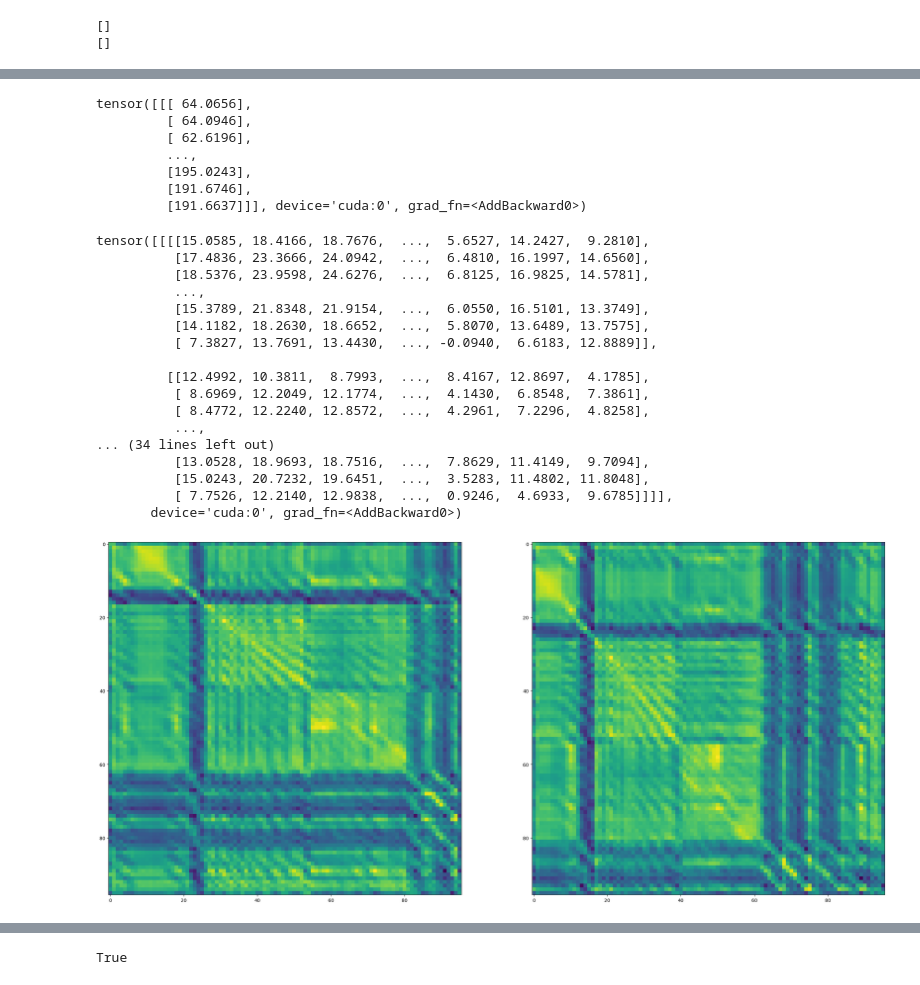
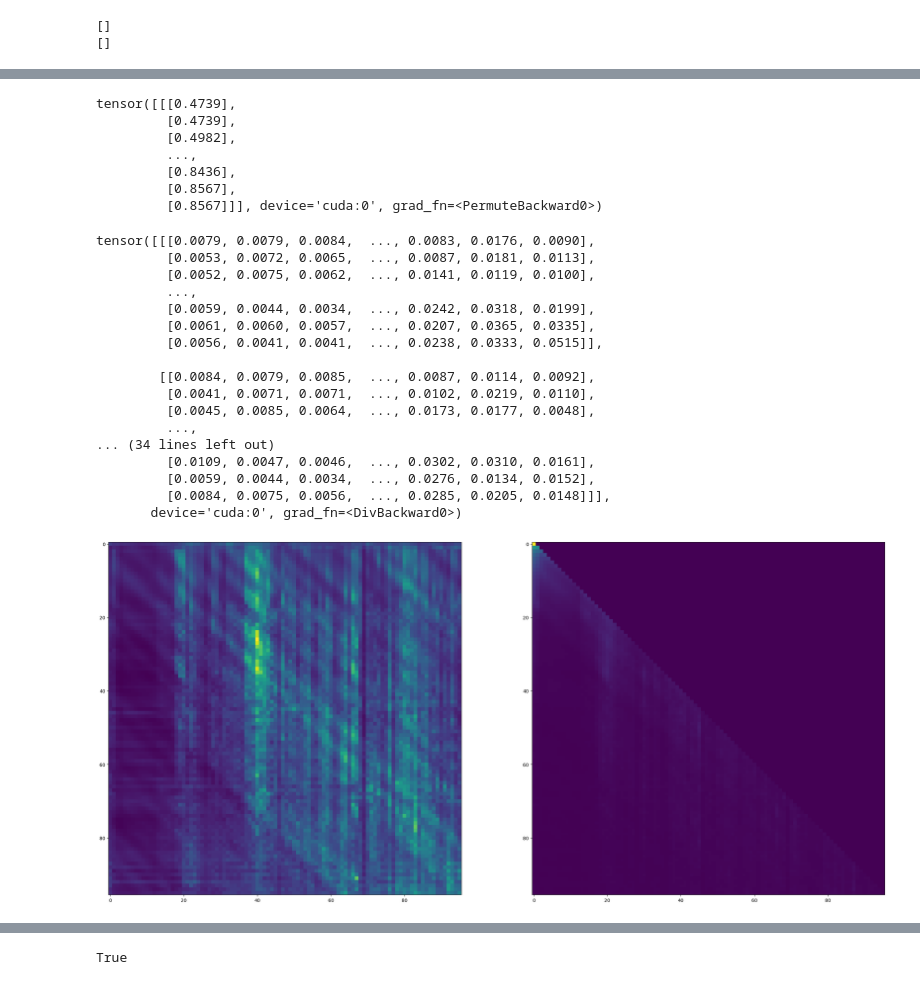
Before and after one commit to liu-yii/StereoSRTransformer, a Jupyter notebook: feat_vis.ipynb, the cells around one changed output, grey strips where cells are left out. Drawn from its saved outputs; the diff is of its cells as text; code cells hidden in the pictures.

```diff
--- a/feat_vis.ipynb
+++ b/feat_vis.ipynb
@@ -141,24 +141,24 @@ out = features_out_hook[0]
 # %%
 from utils import denormalize
-pred_disp1, pred_disp2, mask = output
-print(pred_disp1)
-img = pred_disp2.view(4*24, 4*96, 1).detach().cpu().numpy()
-img = (img*255/(4*96)).round().astype(np.uint8).squeeze(-1)
-img = Image.fromarray(img,'L')
-# img = denormalize(imgl).view(4*24, 4*96, 3).detach().cpu().numpy()
-# img = (img*255).round().astype(np.uint8)
-# img = Image.fromarray(img)
+pred_disp1, mask = output
+print(mask)
+# img = mask.view(4*24, 4*96, 1).detach().cpu().numpy()
+# img = (img*255.).round().astype(np.uint8).squeeze(-1)
+# img = Image.fromarray(img,'L')
+img = denormalize(imgl).view(4*24, 4*96, 3).detach().cpu().numpy()
+img = (img*255).round().astype(np.uint8)
+img = Image.fromarray(img)
 img.save('vis/out_disp.jpg')
 # %% [output]
-tensor([[[ 64.0656],
-         [ 64.0946],
-         [ 62.6196],
+tensor([[[0.4739],
+         [0.4739],
+         [0.4982],
          ...,
-         [195.0243],
-         [191.6746],
-         [191.6637]]], device='cuda:0', grad_fn=<AddBackward0>)
+         [0.8436],
+         [0.8567],
+         [0.8567]]], device='cuda:0', grad_fn=<PermuteBackward0>)
 # %%
-feat_left, feat_right, M_right_to_left, M_left_to_right = out
+feat_left, feat_right, M_right_to_left, M_left_to_right, raw_attn = out
 # feat, cost = out
 # print(feat.shape)
 # feat_left, feat_right = torch.chunk(feat, 2, dim=0)
@@ -181,47 +181,47 @@ feat_left = feat_left.squeeze(0)
 feat_right = feat_right.squeeze(0)
 M_left_to_right = M_left_to_right.squeeze(0)
 M_right_to_left = M_right_to_left.squeeze(0)
 disp1 = disp1.squeeze(0)
 disp2 = disp2.squeeze(0)
 gray_scale1 = torch.sum(M_left_to_right,0)
 gray_scale1 = gray_scale1 / M_left_to_right.shape[0]  # torch.Size([64, 112, 112]) —> torch.Size([112, 112])   从彩色图片变为黑白图片  压缩64个颜色通道维度，否则feature map太多张
 gray_scale1 = gray_scale1.data.cpu().numpy()
 
 gray_scale2 = torch.sum(M_right_to_left,0)
 gray_scale2 = gray_scale2 / M_right_to_left.shape[0]  # torch.Size([64, 112, 112]) —> torch.Size([112, 112])   从彩色图片变为黑白图片  压缩64个颜色通道维度，否则feature map太多张
 gray_scale2 = gray_scale2.data.cpu().numpy()
 
 
 fig = plt.figure(1, figsize=(30, 50))
 plt.subplot(1,2,1)
 img_plot = plt.imshow(gray_scale1)
 fig2 = plt.figure(1, figsize=(30, 50))
 plt.subplot(1,2,2)
 img_plot2 = plt.imshow(gray_scale2)
 # fig3 = plt.figure(1, figsize=(30, 50))
 # plt.subplot(1,3,3)
 # img_plot2 = plt.imshow(feat_right_pca)
 # cv2.imwrite('heat_map.jpg', blended_img)  # 将图像保存到硬盘
 # plt.savefig('vis/features_rightW&right.jpg', bbox_inches='tight')  # 若不加bbox_inches='tight'，保存的图片可能不完整
 # cv2.imwrite('heat_map.jpg', blended_img)  # 将图像保存到硬盘
 plt.savefig('vis/attention_map.jpg', bbox_inches='tight')  # 若不加bbox_inches='tight'，保存的图片可能不完整
 # %% [output]
-tensor([[[[15.0585, 18.4166, 18.7676,  ...,  5.6527, 14.2427,  9.2810],
-          [17.4836, 23.3666, 24.0942,  ...,  6.4810, 16.1997, 14.6560],
-          [18.5376, 23.9598, 24.6276,  ...,  6.8125, 16.9825, 14.5781],
-          ...,
-          [15.3789, 21.8348, 21.9154,  ...,  6.0550, 16.5101, 13.3749],
-          [14.1182, 18.2630, 18.6652,  ...,  5.8070, 13.6489, 13.7575],
-          [ 7.3827, 13.7691, 13.4430,  ..., -0.0940,  6.6183, 12.8889]],
+tensor([[[0.0079, 0.0079, 0.0084,  ..., 0.0083, 0.0176, 0.0090],
+         [0.0053, 0.0072, 0.0065,  ..., 0.0087, 0.0181, 0.0113],
+         [0.0052, 0.0075, 0.0062,  ..., 0.0141, 0.0119, 0.0100],
+         ...,
+         [0.0059, 0.0044, 0.0034,  ..., 0.0242, 0.0318, 0.0199],
+         [0.0061, 0.0060, 0.0057,  ..., 0.0207, 0.0365, 0.0335],
+         [0.0056, 0.0041, 0.0041,  ..., 0.0238, 0.0333, 0.0515]],
 
-         [[12.4992, 10.3811,  8.7993,  ...,  8.4167, 12.8697,  4.1785],
-          [ 8.6969, 12.2049, 12.1774,  ...,  4.1430,  6.8548,  7.3861],
-          [ 8.4772, 12.2240, 12.8572,  ...,  4.2961,  7.2296,  4.8258],
-          ...,
+        [[0.0084, 0.0079, 0.0085,  ..., 0.0087, 0.0114, 0.0092],
+         [0.0041, 0.0071, 0.0071,  ..., 0.0102, 0.0219, 0.0110],
+         [0.0045, 0.0085, 0.0064,  ..., 0.0173, 0.0177, 0.0048],
+         ...,
 ... (34 lines left out)
-          [13.0528, 18.9693, 18.7516,  ...,  7.8629, 11.4149,  9.7094],
-          [15.0243, 20.7232, 19.6451,  ...,  3.5283, 11.4802, 11.8048],
-          [ 7.7526, 12.2140, 12.9838,  ...,  0.9246,  4.6933,  9.6785]]]],
-       device='cuda:0', grad_fn=<AddBackward0>)
+         [0.0109, 0.0047, 0.0046,  ..., 0.0302, 0.0310, 0.0161],
+         [0.0059, 0.0044, 0.0034,  ..., 0.0276, 0.0134, 0.0152],
+         [0.0084, 0.0075, 0.0056,  ..., 0.0285, 0.0205, 0.0148]]],
+       device='cuda:0', grad_fn=<DivBackward0>)
-[figure, old version]
+[figure, new version]
 # %%
```
Also changed, not shown: parts of 7 cells of this notebook, 16 other files.
